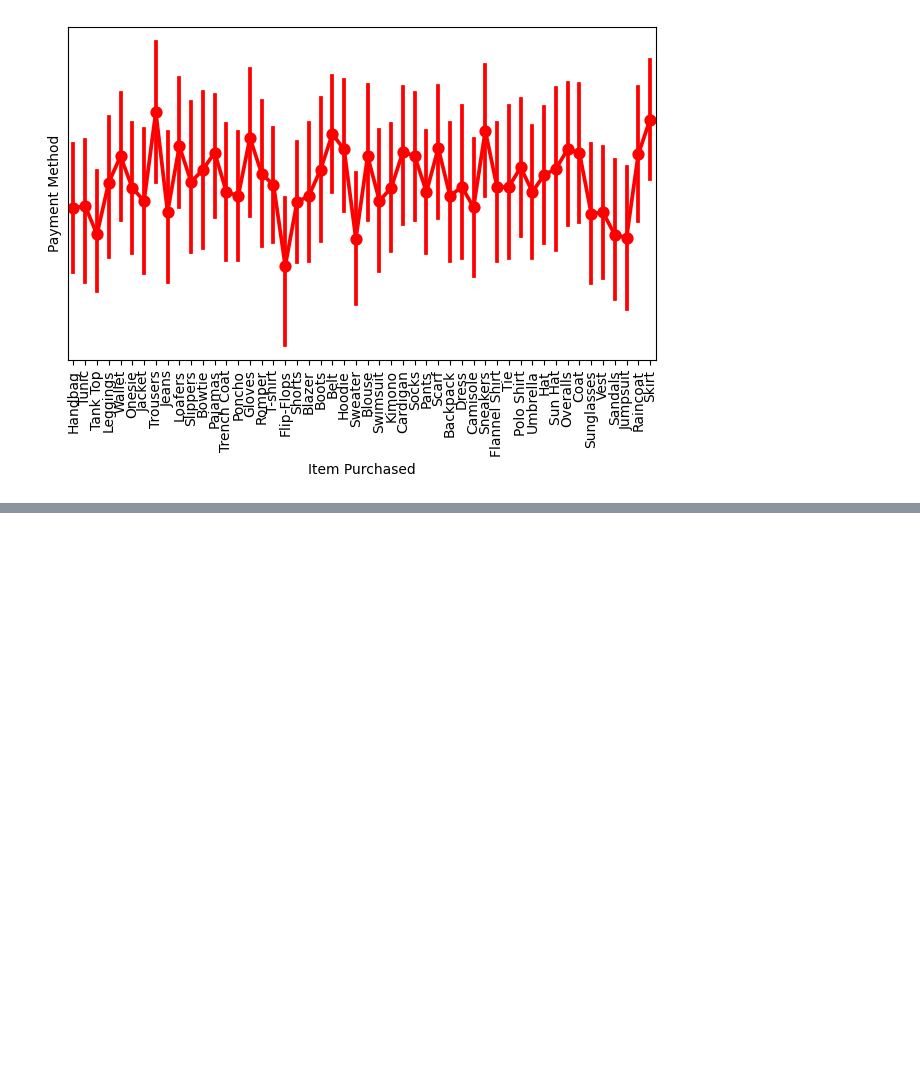
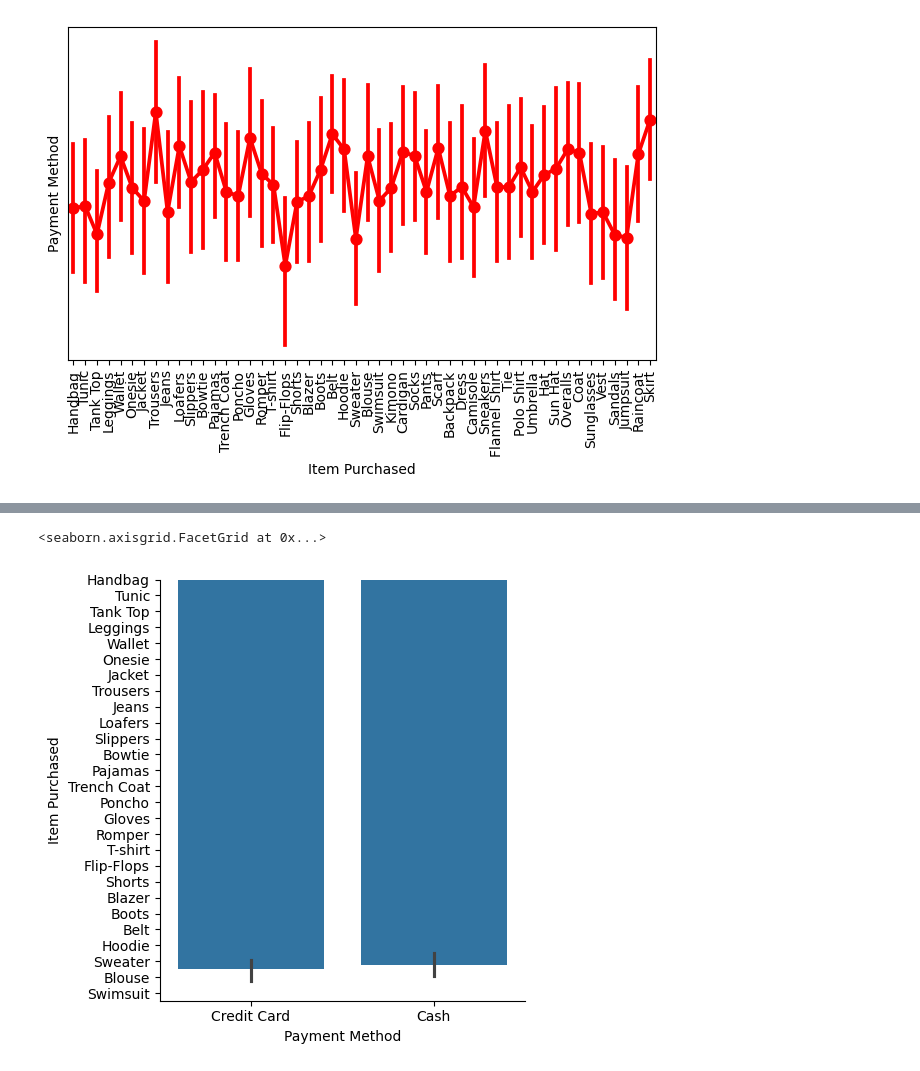
Before and after one commit to T-REX-C0DER/Data-Visualization-with-Python, a Jupyter notebook: Seaborn_Categorical_Plotings.ipynb, the cells around one changed output, grey strips where cells are left out. Drawn from its saved outputs; the diff is of its cells as text; code cells hidden in the pictures; blank space fills up the shorter version.

```diff
--- a/Seaborn_Categorical_Plotings.ipynb
+++ b/Seaborn_Categorical_Plotings.ipynb
@@ -84,0 +81,6 @@ plt.show()
+# %%
+# CatPlot
+sns.catplot(data=df , x = "Payment Method" , y = "Item Purchased " , kind = "bar")
+# %% [output]
+<seaborn.axisgrid.FacetGrid at 0x...>
+[figure, added]
```
Also changed, not shown: parts of 10 cells of this notebook.
